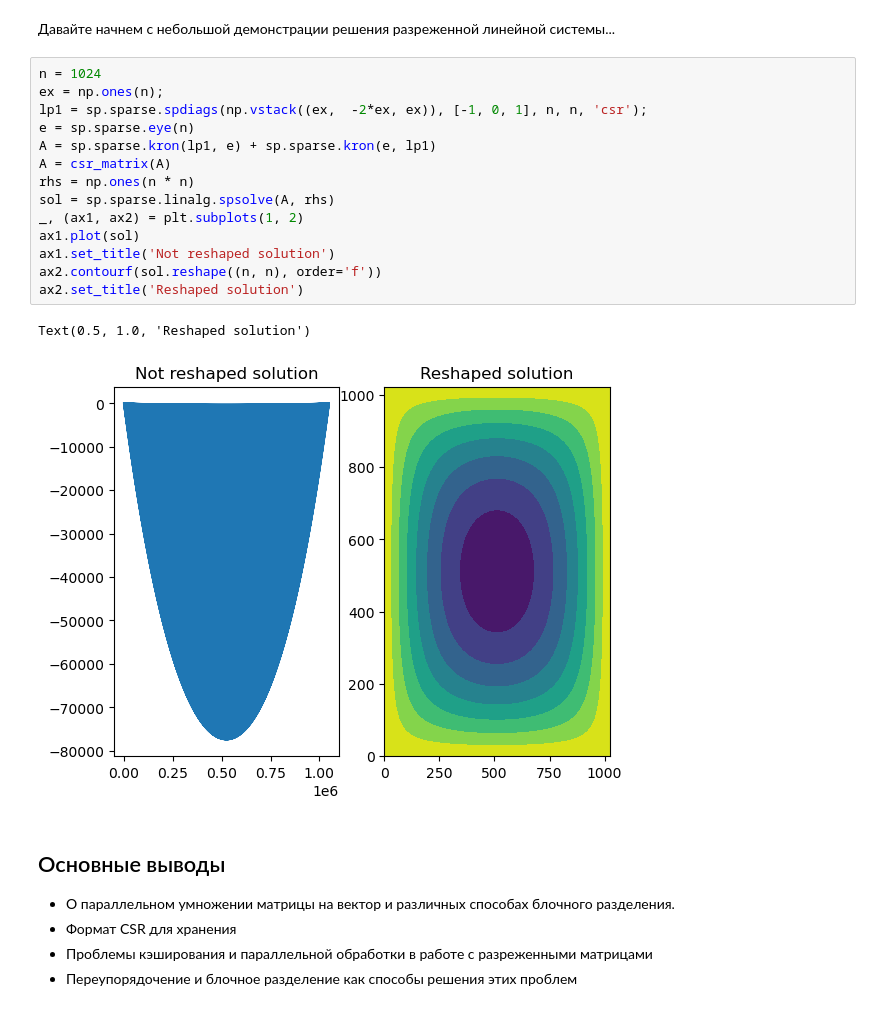
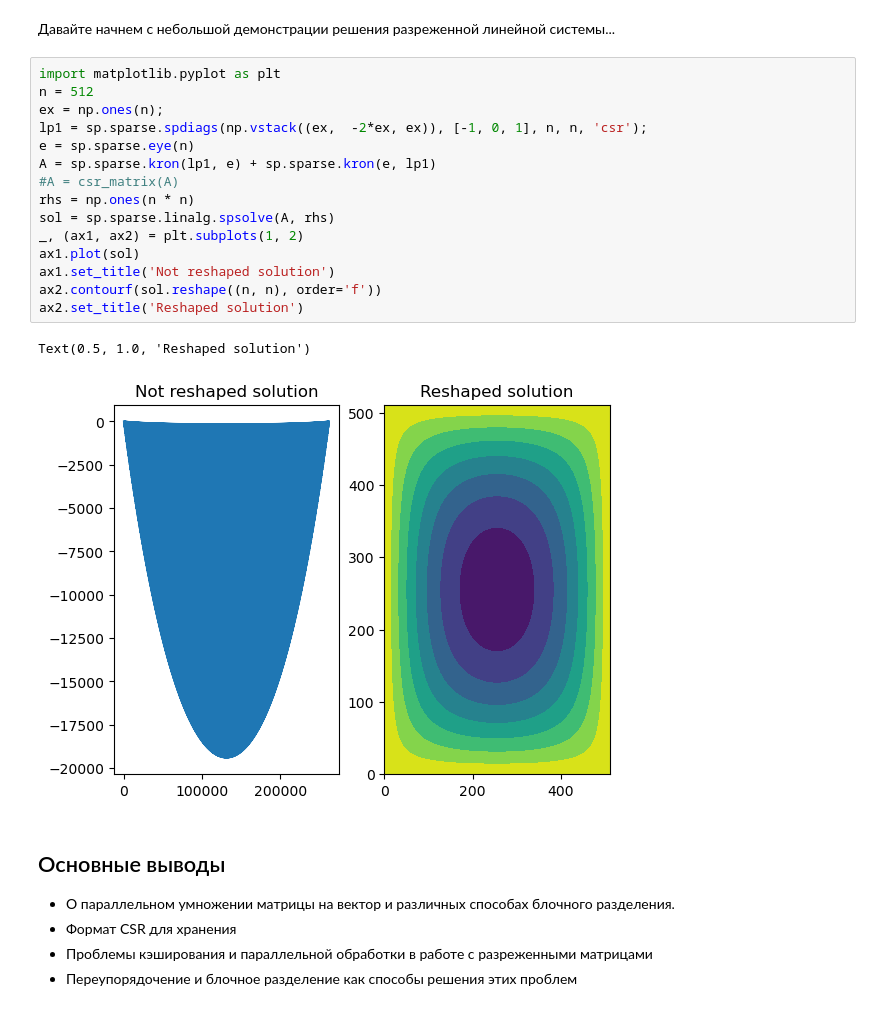
Before and after one commit to MerkulovDaniil/nla360, a Jupyter notebook: lectures/lecture-9/lecture-9.ipynb, the cells around one changed output. Cells and saved outputs as stored; diff of their text form.

```diff
--- a/lectures/lecture-9/lecture-9.ipynb
+++ b/lectures/lecture-9/lecture-9.ipynb
@@ -403,22 +404,23 @@ Time:  9.5e-02, Efficiency:  1.3e+00 Gflops
 # %% [markdown]
 Давайте начнем с небольшой демонстрации решения разреженной линейной системы...
 # %%
-n = 1024
+import matplotlib.pyplot as plt
+n = 512
 ex = np.ones(n);
 lp1 = sp.sparse.spdiags(np.vstack((ex,  -2*ex, ex)), [-1, 0, 1], n, n, 'csr');
 e = sp.sparse.eye(n)
 A = sp.sparse.kron(lp1, e) + sp.sparse.kron(e, lp1)
-A = csr_matrix(A)
+#A = csr_matrix(A)
 rhs = np.ones(n * n)
 sol = sp.sparse.linalg.spsolve(A, rhs)
 _, (ax1, ax2) = plt.subplots(1, 2)
 ax1.plot(sol)
 ax1.set_title('Not reshaped solution')
 ax2.contourf(sol.reshape((n, n), order='f'))
 ax2.set_title('Reshaped solution')
 # %% [output]
 Text(0.5, 1.0, 'Reshaped solution')
-[figure, old version]
+[figure, new version]
 # %% [markdown]
 ## Основные выводы
 
```
Also changed, not shown: parts of 2 cells of this notebook, 5 other files.
